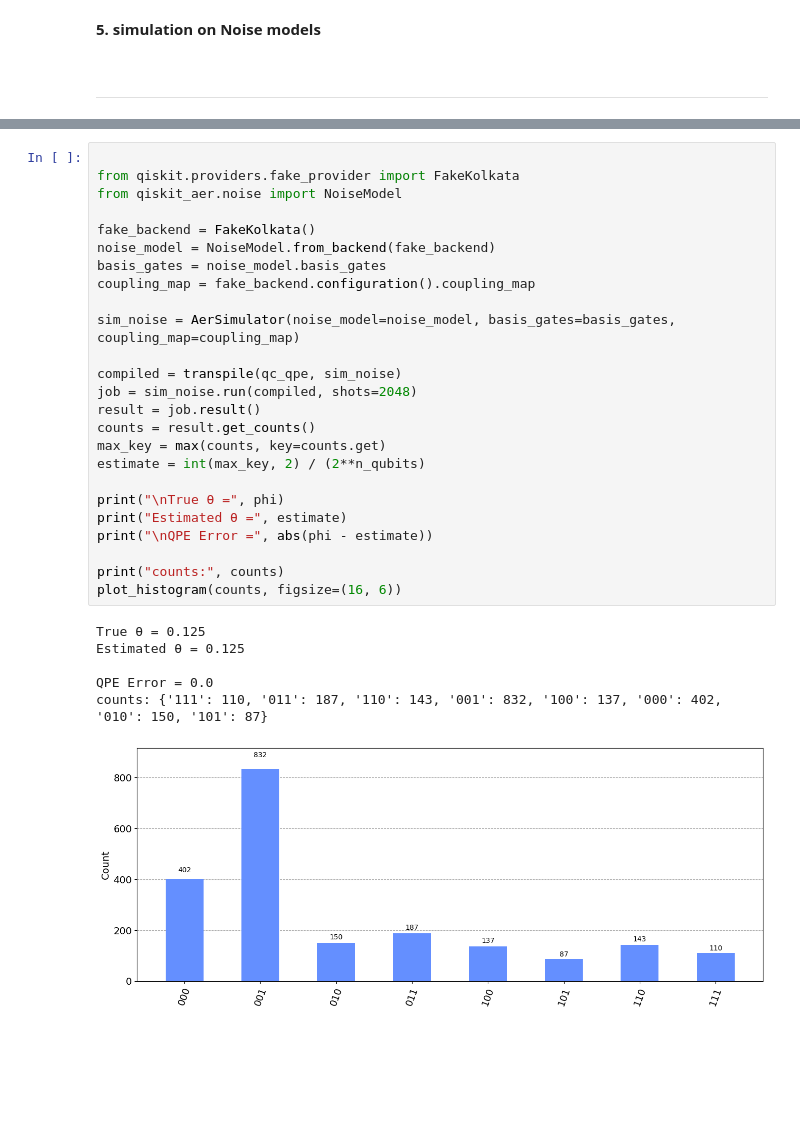
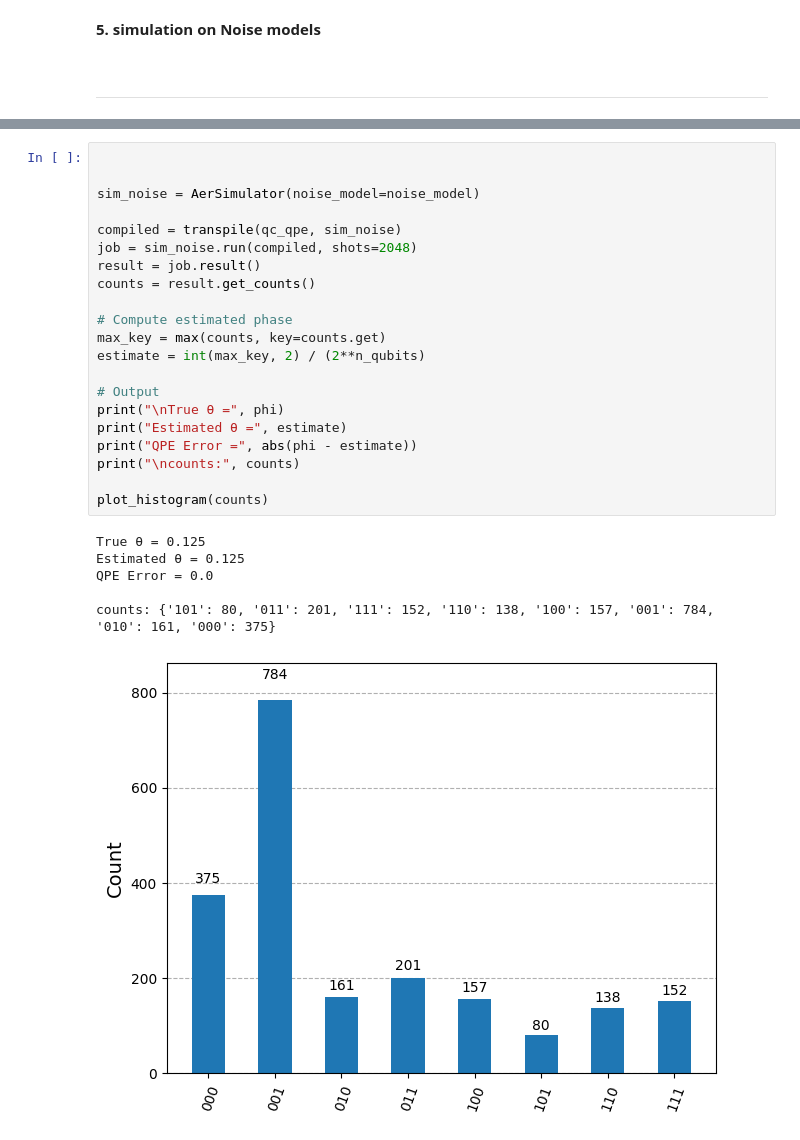
Before and after one commit to shyam-003/Quantum-Computing-Course-Projects, a Jupyter notebook: Phase-estimation/qpe.ipynb, the cells around one changed output, grey strips where cells are left out. Drawn from its saved outputs; the diff is of its cells as text; blank space fills up the shorter version.

```diff
--- a/Phase-estimation/qpe.ipynb
+++ b/Phase-estimation/qpe.ipynb
@@ -173,32 +216,28 @@ counts: {'101': 19, '011': 121, '111': 129, '001': 1004, '110': 137, '100': 134,
 # %%
 
-from qiskit.providers.fake_provider import FakeKolkata
-from qiskit_aer.noise import NoiseModel
 
-fake_backend = FakeKolkata()
-noise_model = NoiseModel.from_backend(fake_backend)
-basis_gates = noise_model.basis_gates
-coupling_map = fake_backend.configuration().coupling_map
-
-sim_noise = AerSimulator(noise_model=noise_model, basis_gates=basis_gates, coupling_map=coupling_map)
+sim_noise = AerSimulator(noise_model=noise_model)
 
 compiled = transpile(qc_qpe, sim_noise)
 job = sim_noise.run(compiled, shots=2048)
 result = job.result()
 counts = result.get_counts()
+
+# Compute estimated phase
 max_key = max(counts, key=counts.get)
 estimate = int(max_key, 2) / (2**n_qubits)
 
+# Output
 print("\nTrue θ =", phi)
 print("Estimated θ =", estimate)
-print("\nQPE Error =", abs(phi - estimate))
+print("QPE Error =", abs(phi - estimate))
+print("\ncounts:", counts)
 
-print("counts:", counts)
-plot_histogram(counts, figsize=(16, 6))
+plot_histogram(counts)
 # %% [output]
 True θ = 0.125
 Estimated θ = 0.125
+QPE Error = 0.0
 
-QPE Error = 0.0
-counts: {'111': 110, '011': 187, '110': 143, '001': 832, '100': 137, '000': 402, '010': 150, '101': 87}
+counts: {'101': 80, '011': 201, '111': 152, '110': 138, '100': 157, '001': 784, '010': 161, '000': 375}
-[figure, old version]
+[figure, new version]
```
Also changed, not shown: parts of 6 cells of this notebook.
